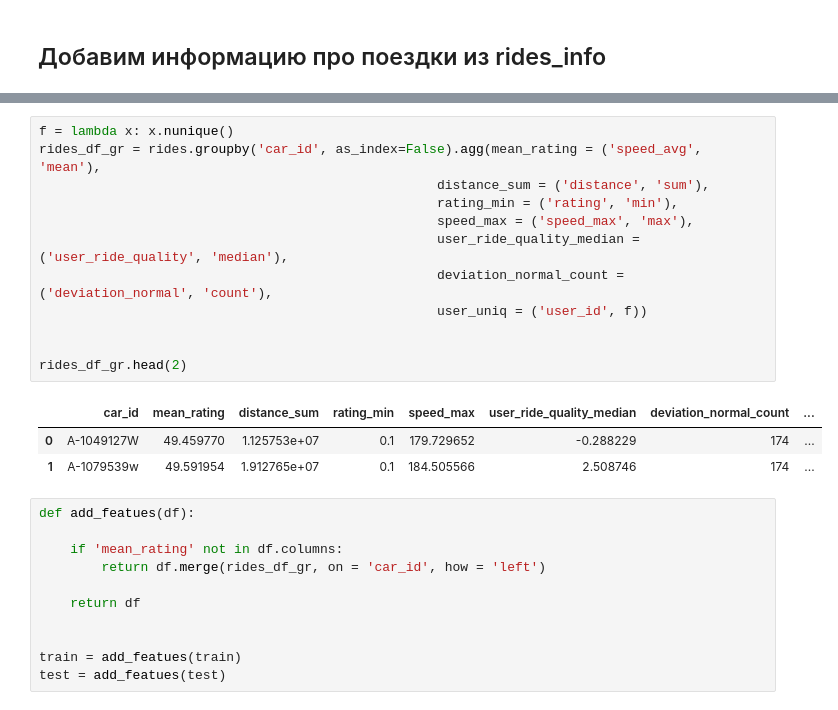
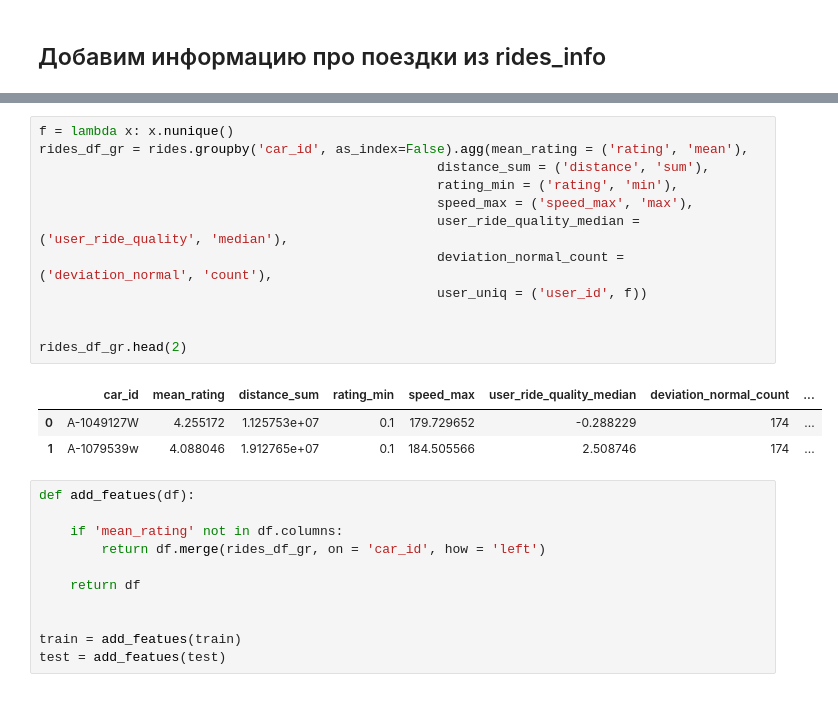
Before and after one commit to a-milenkin/Competitive_Data_Science, a Jupyter notebook: notebooks/1.3 Quick Start.ipynb, the cells around one changed output, grey strips where cells are left out. Saved outputs shown, nothing was run; the diff lists cells and outputs as text.

```diff
--- a/notebooks/1.3 Quick Start.ipynb
+++ b/notebooks/1.3 Quick Start.ipynb
@@ -145,19 +143,19 @@ rides.sample(5)
 # %%
 f = lambda x: x.nunique()
-rides_df_gr = rides.groupby('car_id', as_index=False).agg(mean_rating = ('speed_avg', 'mean'),
+rides_df_gr = rides.groupby('car_id', as_index=False).agg(mean_rating = ('rating', 'mean'),
                                                    distance_sum = ('distance', 'sum'),
                                                    rating_min = ('rating', 'min'),
                                                    speed_max = ('speed_max', 'max'),
                                                    user_ride_quality_median = ('user_ride_quality', 'median'),
                                                    deviation_normal_count = ('deviation_normal', 'count'),
                                                    user_uniq = ('user_id', f))
 
 
 rides_df_gr.head(2)
 # %% [output]
 |  | car_id | mean_rating | distance_sum | rating_min | speed_max | user_ride_quality_median | deviation_normal_count | ... |
-| 0 | A-1049127W | 49.459770 | 1.125753e+07 | 0.1 | 179.729652 | -0.288229 | 174 | ... |
-| 1 | A-1079539w | 49.591954 | 1.912765e+07 | 0.1 | 184.505566 | 2.508746 | 174 | ... |
+| 0 | A-1049127W | 4.255172 | 1.125753e+07 | 0.1 | 179.729652 | -0.288229 | 174 | ... |
+| 1 | A-1079539w | 4.088046 | 1.912765e+07 | 0.1 | 184.505566 | 2.508746 | 174 | ... |
 # %%
 def add_featues(df):
 
```
Also changed, not shown: parts of 8 cells of this notebook, 11 other files.
